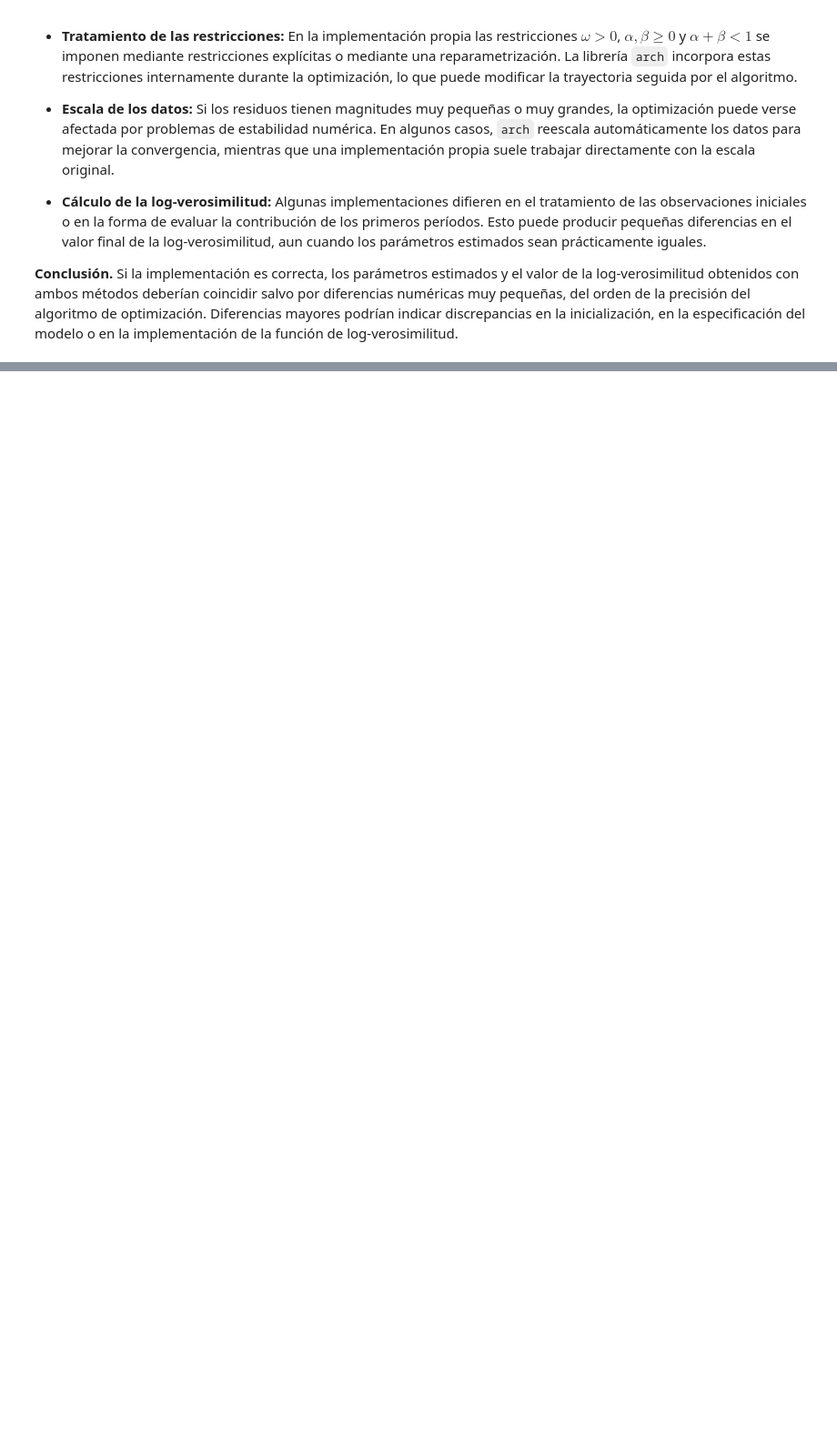
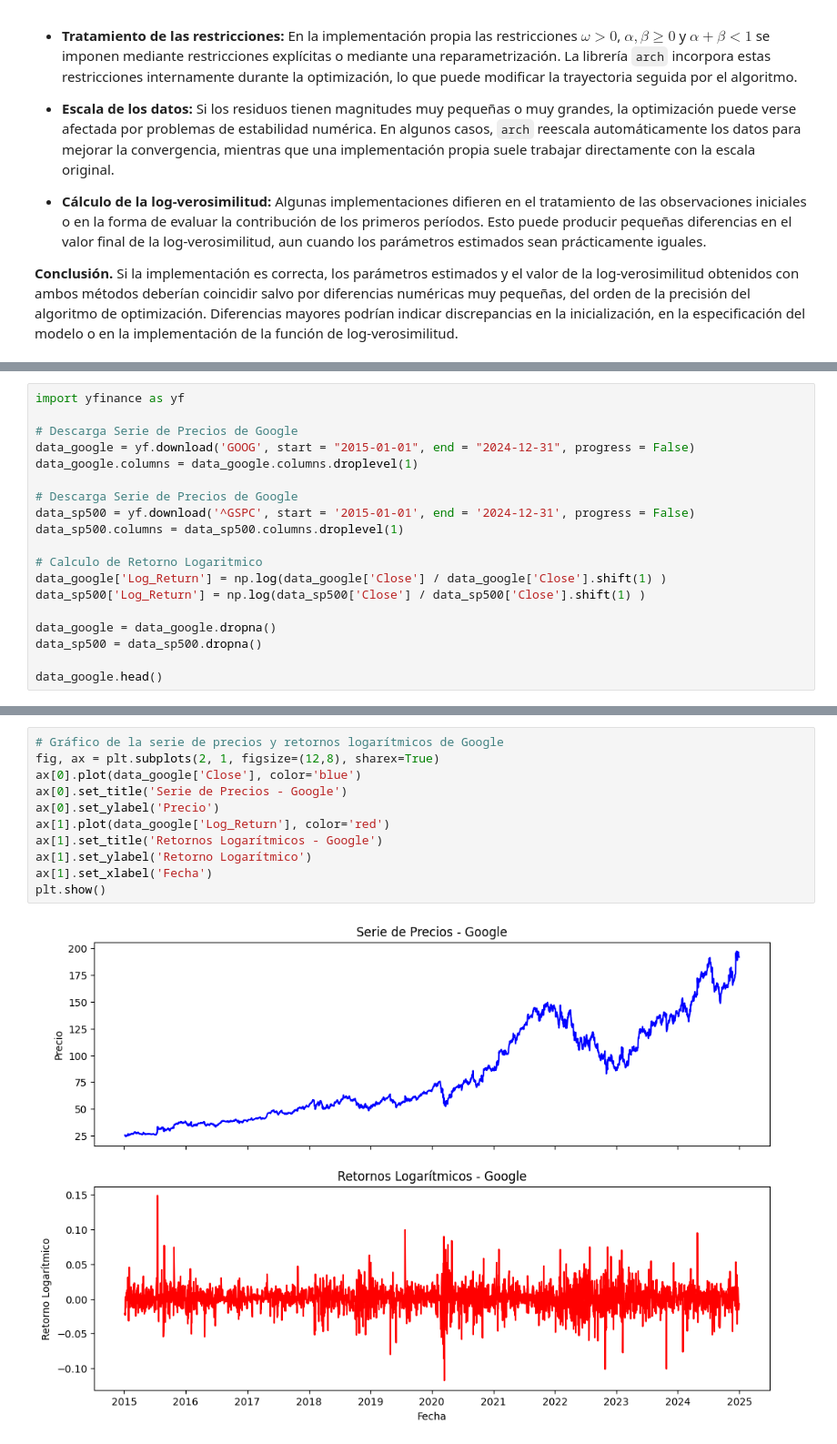
Before and after one commit to Felipe-Lopez-Vergara/ds_finance_-Lopez-, a Jupyter notebook: notebooks/HW_Sesion_5.ipynb, the cells around one changed output, grey strips where cells are left out. Shown at 91% size. Cells and saved outputs as stored; diff of their text form; blank space fills up the shorter version.

```diff
--- a/notebooks/HW_Sesion_5.ipynb
+++ b/notebooks/HW_Sesion_5.ipynb
@@ -1298,0 +1303,19 @@ Las estimaciones obtenidas con la implementación propia y con `arch_model` debe
+# %%
+import yfinance as yf
+
+# Descarga Serie de Precios de Google
+data_google = yf.download('GOOG', start = "2015-01-01", end = "2024-12-31", progress = False)
+data_google.columns = data_google.columns.droplevel(1)
+
+# Descarga Serie de Precios de Google
+data_sp500 = yf.download('^GSPC', start = '2015-01-01', end = '2024-12-31', progress = False)
+data_sp500.columns = data_sp500.columns.droplevel(1)
+
+# Calculo de Retorno Logaritmico
+data_google['Log_Return'] = np.log(data_google['Close'] / data_google['Close'].shift(1) )
+data_sp500['Log_Return'] = np.log(data_sp500['Close'] / data_sp500['Close'].shift(1) )
+
+data_google = data_google.dropna()
+data_sp500 = data_sp500.dropna()
+
+data_google.head()
@@ -1298,0 +1343,13 @@ Las estimaciones obtenidas con la implementación propia y con `arch_model` debe
+# %%
+# Gráfico de la serie de precios y retornos logarítmicos de Google
+fig, ax = plt.subplots(2, 1, figsize=(12,8), sharex=True)
+ax[0].plot(data_google['Close'], color='blue')
+ax[0].set_title('Serie de Precios - Google')
+ax[0].set_ylabel('Precio')
+ax[1].plot(data_google['Log_Return'], color='red')
+ax[1].set_title('Retornos Logarítmicos - Google')
+ax[1].set_ylabel('Retorno Logarítmico')
+ax[1].set_xlabel('Fecha')
+plt.show()
+# %% [output]
+[figure, added]
```
Also changed, not shown: parts of 32 cells of this notebook.
